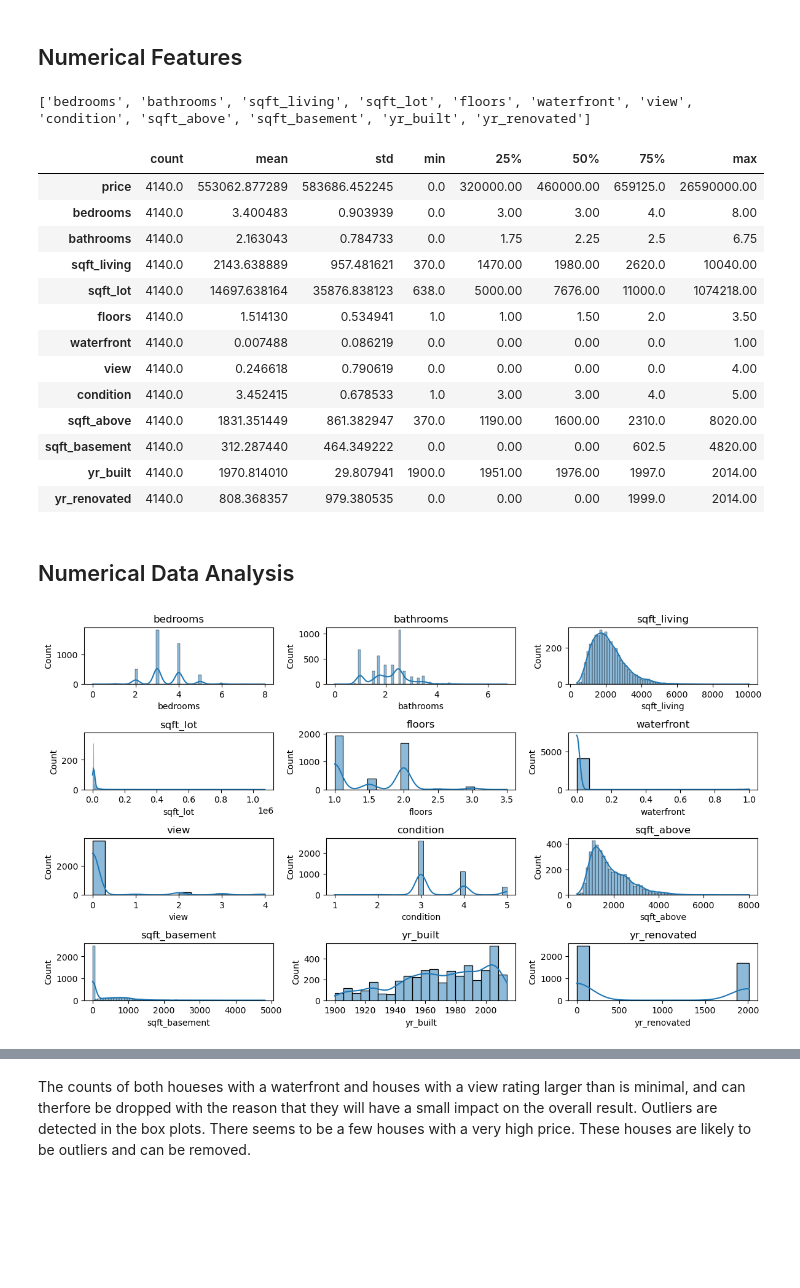
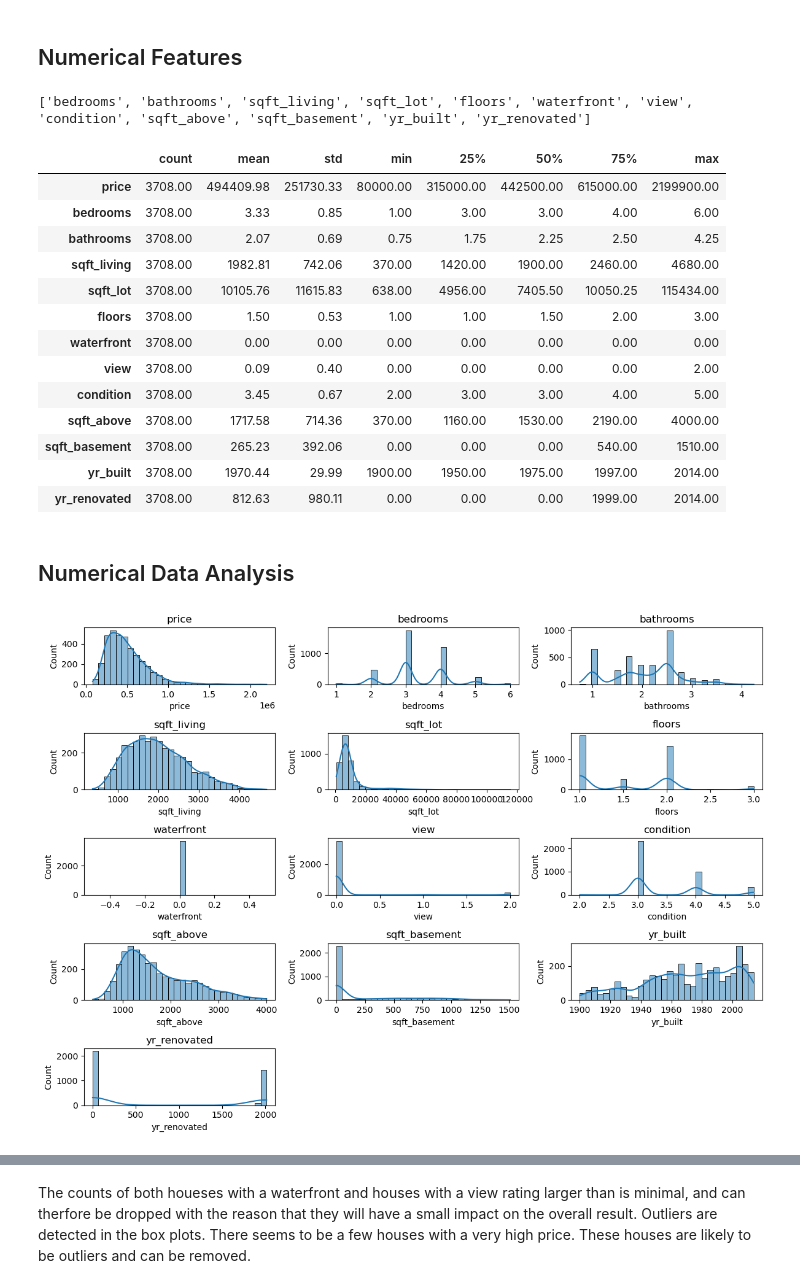
Before and after one commit to CL-Frank/MLG382_CYOProject, a Jupyter notebook: notebooks/modeling.ipynb, the cells around one changed output, grey strips where cells are left out. Saved outputs shown, nothing was run; the diff lists cells and outputs as text; code cells hidden in the pictures; blank space fills up the shorter version.

Commit message:
Finished Cleaning Data

```diff
--- a/notebooks/modeling.ipynb
+++ b/notebooks/modeling.ipynb
@@ -61,0 +107,2 @@ display(df.describe().T)
+# %%
+df = df.query('price > 0')
@@ -61,0 +113,11 @@ display(df.describe().T)
+# %%
+def remove_outliers_zscore(df, threshold=3):
+    df1 = df.copy()
+    numeric_cols = df.select_dtypes(include=[np.number]).columns
+    for col in numeric_cols:
+        z_scores = np.abs(stats.zscore(df1[col]))
+        df1 = df1[z_scores < threshold]
+    return df1
+
+df1 = remove_outliers_zscore(df)
+df1.shape
@@ -87,39 +151,39 @@ The city feature is useful for regional trends and should be encoded (e.g., one-
 # %% [markdown]
 ## Numerical Features
 # %%
-numeric_data = df.select_dtypes(include=['number']).columns.tolist()
-numeric_features = [col for col in numeric_data if col != out_var]
+numeric_data = df1.select_dtypes(include=['number']).columns.tolist()
+numeric_features = [col for col in numeric_data if col != 'price']
 print(numeric_features)
-display(df.describe(include='number').T)
+display(df1.describe(include='number').T)
 # %% [output]
 ['bedrooms', 'bathrooms', 'sqft_living', 'sqft_lot', 'floors', 'waterfront', 'view', 'condition', 'sqft_above', 'sqft_basement', 'yr_built', 'yr_renovated']
 |  | count | mean | std | min | 25% | 50% | 75% | max |
-| price | 4140.0 | 553062.877289 | 583686.452245 | 0.0 | 320000.00 | 460000.00 | 659125.0 | 26590000.00 |
-| bedrooms | 4140.0 | 3.400483 | 0.903939 | 0.0 | 3.00 | 3.00 | 4.0 | 8.00 |
-| bathrooms | 4140.0 | 2.163043 | 0.784733 | 0.0 | 1.75 | 2.25 | 2.5 | 6.75 |
-| sqft_living | 4140.0 | 2143.638889 | 957.481621 | 370.0 | 1470.00 | 1980.00 | 2620.0 | 10040.00 |
-| sqft_lot | 4140.0 | 14697.638164 | 35876.838123 | 638.0 | 5000.00 | 7676.00 | 11000.0 | 1074218.00 |
-| floors | 4140.0 | 1.514130 | 0.534941 | 1.0 | 1.00 | 1.50 | 2.0 | 3.50 |
-| waterfront | 4140.0 | 0.007488 | 0.086219 | 0.0 | 0.00 | 0.00 | 0.0 | 1.00 |
-| view | 4140.0 | 0.246618 | 0.790619 | 0.0 | 0.00 | 0.00 | 0.0 | 4.00 |
-| condition | 4140.0 | 3.452415 | 0.678533 | 1.0 | 3.00 | 3.00 | 4.0 | 5.00 |
-| sqft_above | 4140.0 | 1831.351449 | 861.382947 | 370.0 | 1190.00 | 1600.00 | 2310.0 | 8020.00 |
-| sqft_basement | 4140.0 | 312.287440 | 464.349222 | 0.0 | 0.00 | 0.00 | 602.5 | 4820.00 |
-| yr_built | 4140.0 | 1970.814010 | 29.807941 | 1900.0 | 1951.00 | 1976.00 | 1997.0 | 2014.00 |
-| yr_renovated | 4140.0 | 808.368357 | 979.380535 | 0.0 | 0.00 | 0.00 | 1999.0 | 2014.00 |
+| price | 3708.00 | 494409.98 | 251730.33 | 80000.00 | 315000.00 | 442500.00 | 615000.00 | 2199900.00 |
+| bedrooms | 3708.00 | 3.33 | 0.85 | 1.00 | 3.00 | 3.00 | 4.00 | 6.00 |
+| bathrooms | 3708.00 | 2.07 | 0.69 | 0.75 | 1.75 | 2.25 | 2.50 | 4.25 |
+| sqft_living | 3708.00 | 1982.81 | 742.06 | 370.00 | 1420.00 | 1900.00 | 2460.00 | 4680.00 |
+| sqft_lot | 3708.00 | 10105.76 | 11615.83 | 638.00 | 4956.00 | 7405.50 | 10050.25 | 115434.00 |
+| floors | 3708.00 | 1.50 | 0.53 | 1.00 | 1.00 | 1.50 | 2.00 | 3.00 |
+| waterfront | 3708.00 | 0.00 | 0.00 | 0.00 | 0.00 | 0.00 | 0.00 | 0.00 |
+| view | 3708.00 | 0.09 | 0.40 | 0.00 | 0.00 | 0.00 | 0.00 | 2.00 |
+| condition | 3708.00 | 3.45 | 0.67 | 2.00 | 3.00 | 3.00 | 4.00 | 5.00 |
+| sqft_above | 3708.00 | 1717.58 | 714.36 | 370.00 | 1160.00 | 1530.00 | 2190.00 | 4000.00 |
+| sqft_basement | 3708.00 | 265.23 | 392.06 | 0.00 | 0.00 | 0.00 | 540.00 | 1510.00 |
+| yr_built | 3708.00 | 1970.44 | 29.99 | 1900.00 | 1950.00 | 1975.00 | 1997.00 | 2014.00 |
+| yr_renovated | 3708.00 | 812.63 | 980.11 | 0.00 | 0.00 | 0.00 | 1999.00 | 2014.00 |
 # %% [markdown]
 ## Numerical Data Analysis
 # %%
-numerical_cols = df[features].select_dtypes(include=['int64', 'float64'])
+numerical_cols = df1.select_dtypes(include=['int64', 'float64']).columns
 plt.figure(figsize=(12, 10))
 for i, col in enumerate(numerical_cols):
     plt.subplot(6, 3, i+1)
-    sns.histplot(df[col], kde=True)
+    sns.histplot(df1[col], bins = 30, kde=True)
     plt.title(col)
 plt.tight_layout()
 plt.show()
 # %% [output]
-[figure, old version]
+[figure, new version]
 # %%
 categorical_cols = ['waterfront', 'view', 'condition']  # adjust as needed
 
```
Also changed, not shown: parts of 41 cells of this notebook.
